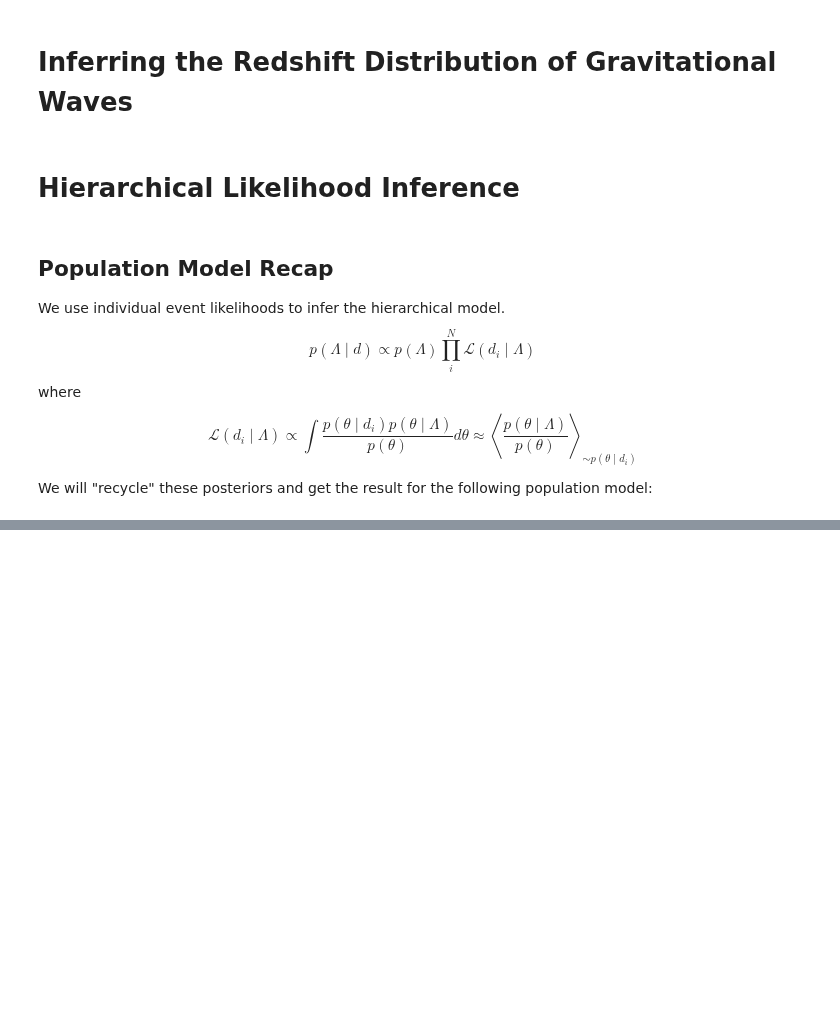
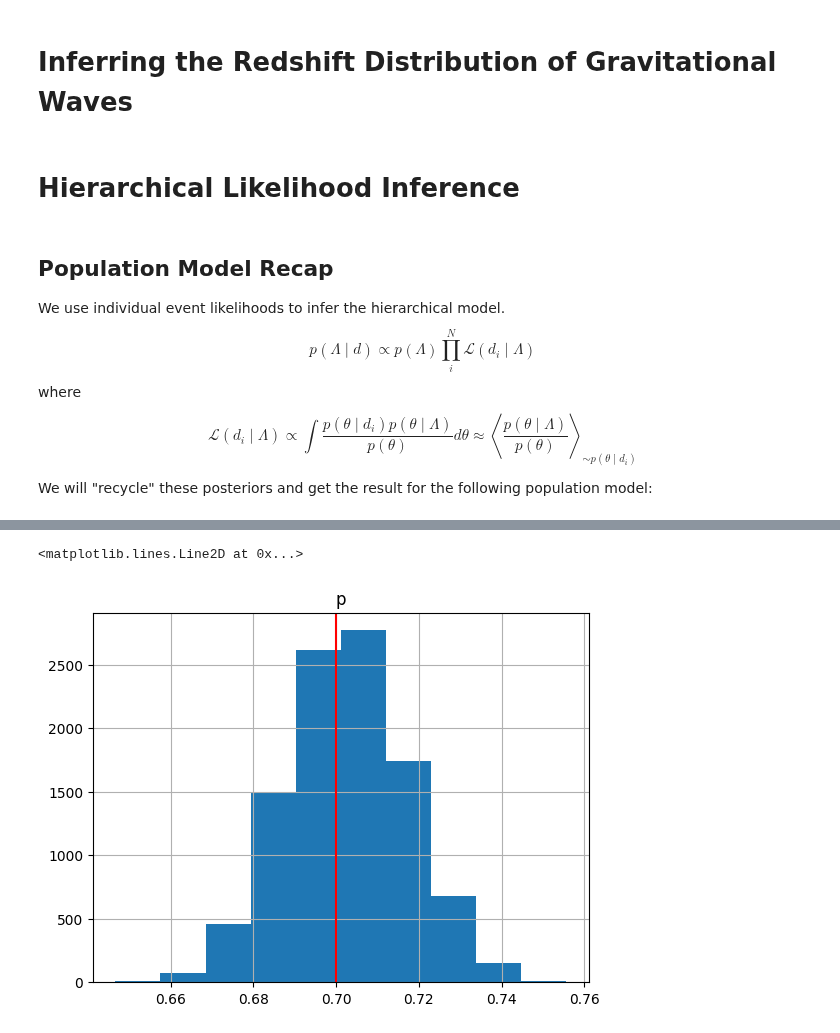
Before and after one commit to Potatoasad/Computational-Physics-Final-Project, a Jupyter notebook: BlackHolePopulationAnalysis.ipynb, the cells around one changed output, grey strips where cells are left out. Drawn from its saved outputs; the diff is of its cells as text; code cells hidden in the pictures; blank space fills up the shorter version.

```diff
--- a/BlackHolePopulationAnalysis.ipynb
+++ b/BlackHolePopulationAnalysis.ipynb
@@ -262,0 +302,33 @@ result_transformed
+# %%
+from bayesian_inference import NUTS
+import jax
+import jax.numpy as jnp
+import scipy
+
+class CoinFlip:
+    def __init__(self, N_flips, number_of_heads):
+        self.head_counts = number_of_heads
+        self.N_flips = N_flips
+
+    def logpdf(self, x):
+        p = x['p']
+        return jnp.sum( jax.scipy.stats.binom.logpmf(self.head_counts, self.N_flips, p) )
+
+
+
+key = jax.random.PRNGKey(1)
+
+
+N_experiments = 100
+N_flips = 10
+p = 0.7
+
+import scipy
+rv = scipy.stats.binom(N_flips, p)
+head_counts = jnp.array(rv.rvs(N_experiments))
+
+#CoinFlip(10, head_counts).logpdf({'p':0.7})
+#LR = LinearRegressor(X,Y,noise=noise_amount)  # Instantiate the model
+
+#initial_position = {'m':0.1, 'c':0.0} # starting point of the NUTS sampler
+#problem = NUTS(LR, initial_position, limits={'m': [-4,4], 'c':[-4,4]})
@@ -262,0 +346,6 @@ result_transformed
+# %%
+result2.hist()
+plt.axvline(p, c='r')
+# %% [output]
+<matplotlib.lines.Line2D at 0x...>
+[figure, added]
```
Also changed, not shown: parts of 18 cells of this notebook, 2 other files.
